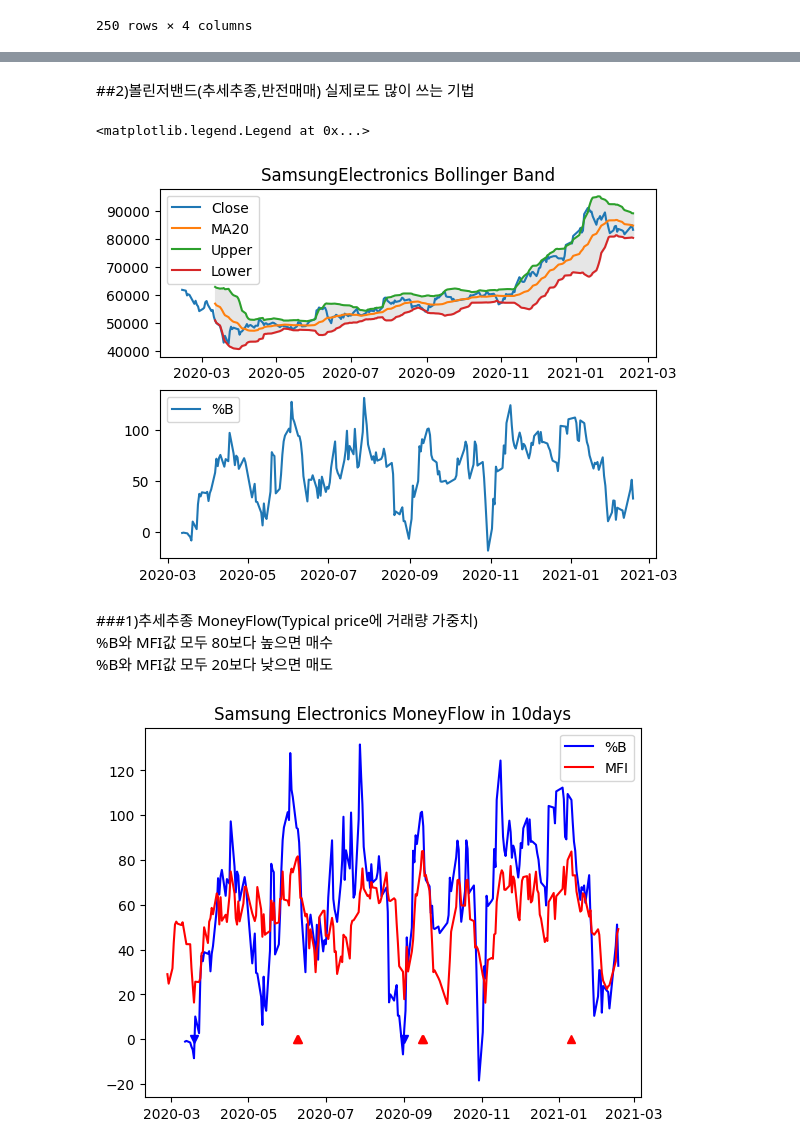
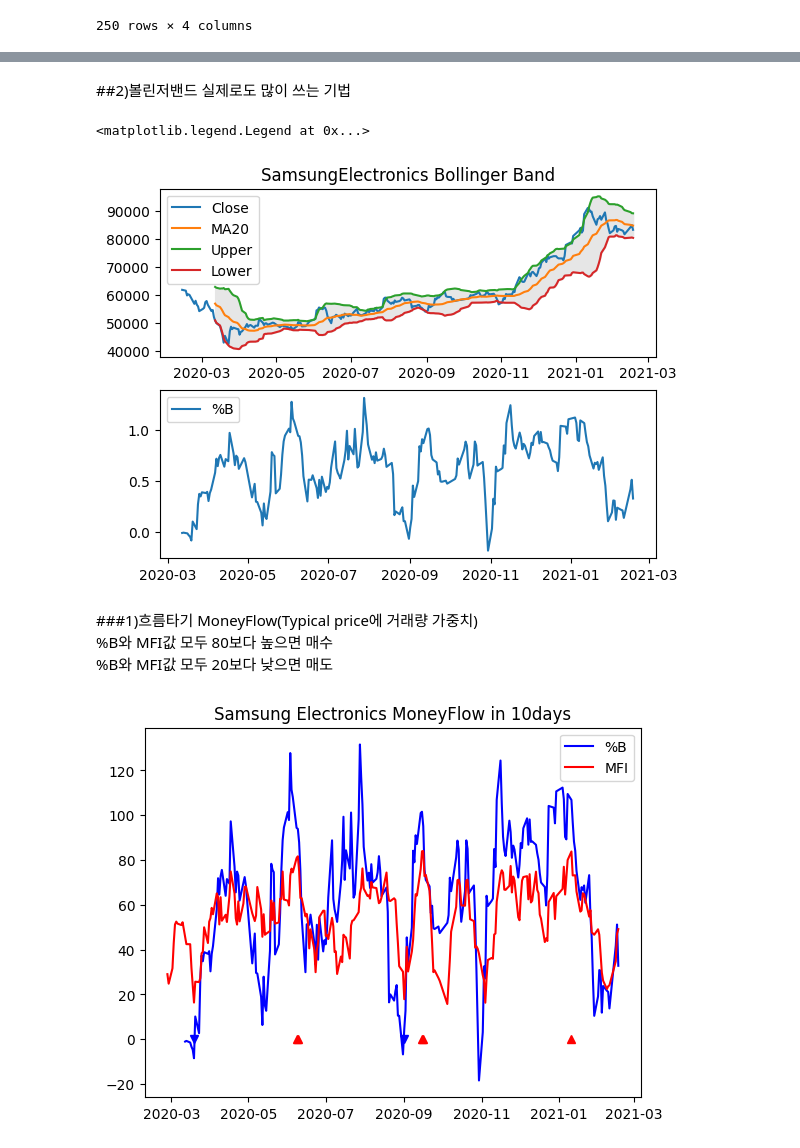
Before and after one commit to DongjunYou/PersonalProject_TradingBot, a Jupyter notebook: 2.Visualization/Visualization.ipynb, the cells around one changed output, grey strips where cells are left out. Drawn from its saved outputs; the diff is of its cells as text; code cells hidden in the pictures.

```diff
--- a/2.Visualization/Visualization.ipynb
+++ b/2.Visualization/Visualization.ipynb
@@ -211,27 +211,28 @@ max_sharpe
 # %% [markdown]
-##2)볼린저밴드(추세추종,반전매매)
+##2)볼린저밴드
 실제로도 많이 쓰는 기법
 # %%
 sm_df['MA20']=sm_df['Close'].rolling(window=20).mean() #이젠 너무 간단
 sm_df['std']=sm_df.Close.rolling(window=20).std()
 sm_df['Upper']=sm_df['MA20']+sm_df['std']*2 #MA20그리는 이유
 sm_df['Lower']=sm_df['MA20']-sm_df['std']*2
+sm_df['%B']=(sm_df['Close']-sm_df['Lower'])/(sm_df['Upper']-sm_df['Lower'])
 plt.subplot(2,1,1)
 plt.plot(sm_df.index,sm_df['Close'],label='Close') #x,y값좌표들을 찍음
 plt.plot(sm_df.index,sm_df['MA20'],label='MA20')
 plt.plot(sm_df.index,sm_df['Upper'],label='Upper')
 plt.plot(sm_df.index,sm_df['Lower'],label='Lower')
 plt.fill_between(sm_df.index,sm_df['Upper'],sm_df['Lower'],color='0.9') #볼린저밴드에 한정해서 외우기
 plt.title('SamsungElectronics Bollinger Band')
 plt.legend(loc='best')
 plt.subplot(2,1,2)
 plt.plot(sm_df.index,sm_df['%B'],label='%B')
 plt.legend(loc='best')
 # %% [output]
 <matplotlib.legend.Legend at 0x...>
-[figure, old version]
+[figure, new version]
 # %% [markdown]
-###1)추세추종
+###1)흐름타기
 MoneyFlow(Typical price에 거래량 가중치)<br>
 %B와 MFI값 모두 80보다 높으면 매수<br>
 %B와 MFI값 모두 20보다 낮으면 매도<br>
```
Also changed, not shown: parts of 13 cells of this notebook.
